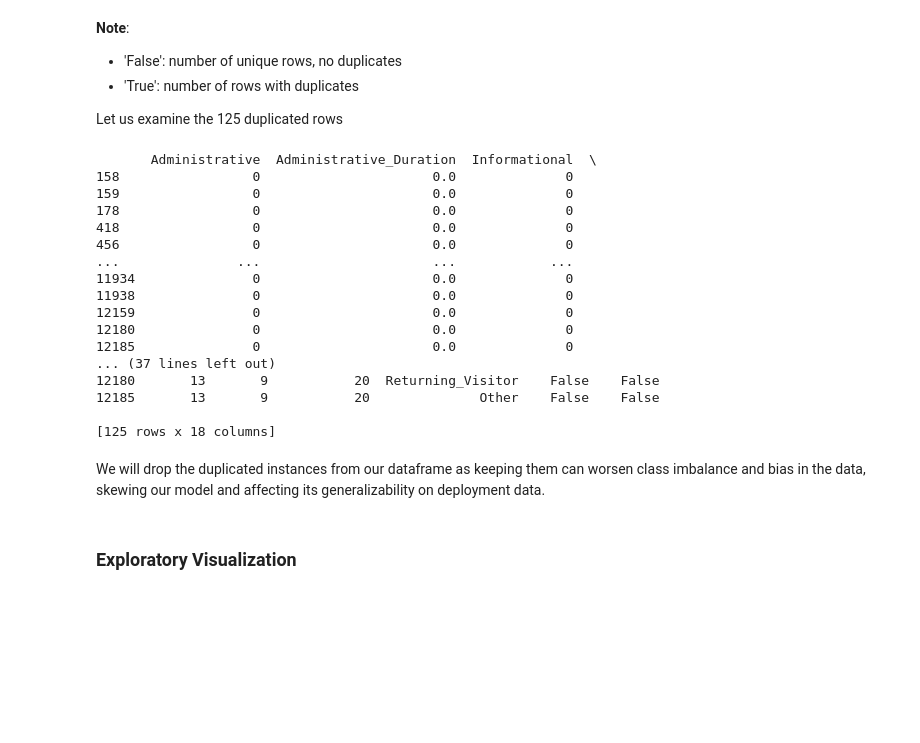
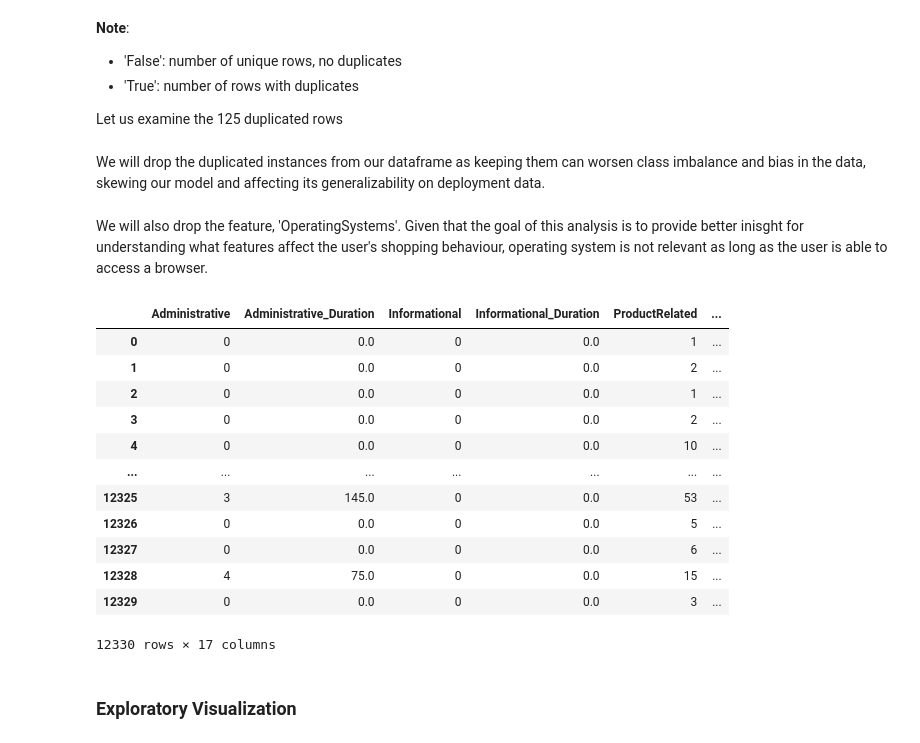
Before and after one commit to DSCI-310-2024/DSCI-310_Group-Project_Group8_Purchasing-Intent-Analysis, a Jupyter notebook: project/Milestone1.ipynb, the cells around one changed output. Cells and saved outputs as stored; diff of their text form; code cells hidden in the pictures; blank space fills up the shorter version.

```diff
--- a/project/Milestone1.ipynb
+++ b/project/Milestone1.ipynb
@@ -140,24 +139,3 @@ Name: count, dtype: int64
 - 'True': number of rows with duplicates
 
 Let us examine the 125 duplicated rows
-# %%
-duplicates = data[data.duplicated()]
-print(duplicates)
-# %% [output]
-       Administrative  Administrative_Duration  Informational  \
-158                 0                      0.0              0
-159                 0                      0.0              0
-178                 0                      0.0              0
-418                 0                      0.0              0
-456                 0                      0.0              0
-...               ...                      ...            ...
-11934               0                      0.0              0
-11938               0                      0.0              0
-12159               0                      0.0              0
-12180               0                      0.0              0
-12185               0                      0.0              0
-... (37 lines left out)
-12180       13       9           20  Returning_Visitor    False    False
-12185       13       9           20              Other    False    False
-
-[125 rows x 18 columns]
@@ -168,3 +147,21 @@ data.drop_duplicates(inplace=True)
+# %% [markdown]
+We will also drop the feature, 'OperatingSystems'. Given that the goal of this analysis is to provide better inisght for understanding what features affect the user's shopping behaviour, operating system is not relevant as long as the user is able to access a browser.
+# %%
+data.drop(columns = ["OperatingSystems"])
+# %% [output]
+|  | Administrative | Administrative_Duration | Informational | Informational_Duration | ProductRelated | ... |
+| 0 | 0 | 0.0 | 0 | 0.0 | 1 | ... |
+| 1 | 0 | 0.0 | 0 | 0.0 | 2 | ... |
+| 2 | 0 | 0.0 | 0 | 0.0 | 1 | ... |
+| 3 | 0 | 0.0 | 0 | 0.0 | 2 | ... |
+| 4 | 0 | 0.0 | 0 | 0.0 | 10 | ... |
+| ... | ... | ... | ... | ... | ... | ... |
+| 12325 | 3 | 145.0 | 0 | 0.0 | 53 | ... |
+| 12326 | 0 | 0.0 | 0 | 0.0 | 5 | ... |
+| 12327 | 0 | 0.0 | 0 | 0.0 | 6 | ... |
+| 12328 | 4 | 75.0 | 0 | 0.0 | 15 | ... |
+| 12329 | 0 | 0.0 | 0 | 0.0 | 3 | ... |
+12330 rows × 17 columns
 # %% [markdown]
 ### Exploratory Visualization
 # %% [markdown]
```
Also changed, not shown: parts of 10 cells of this notebook.
